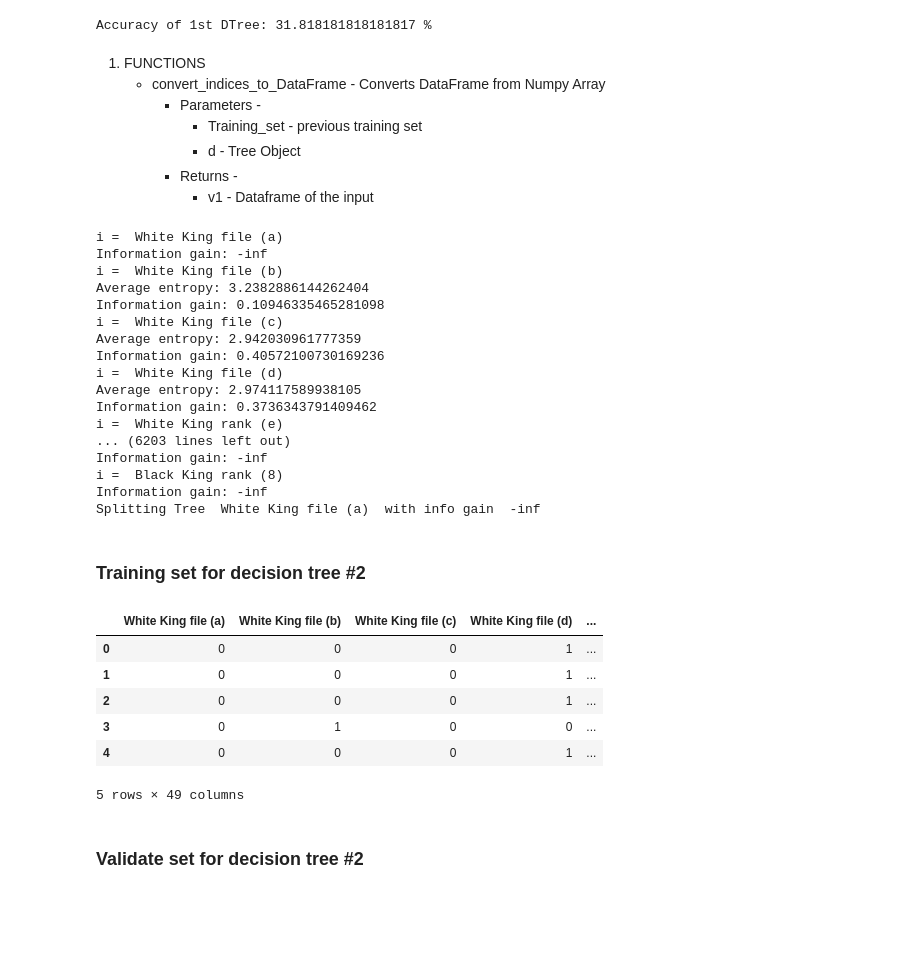
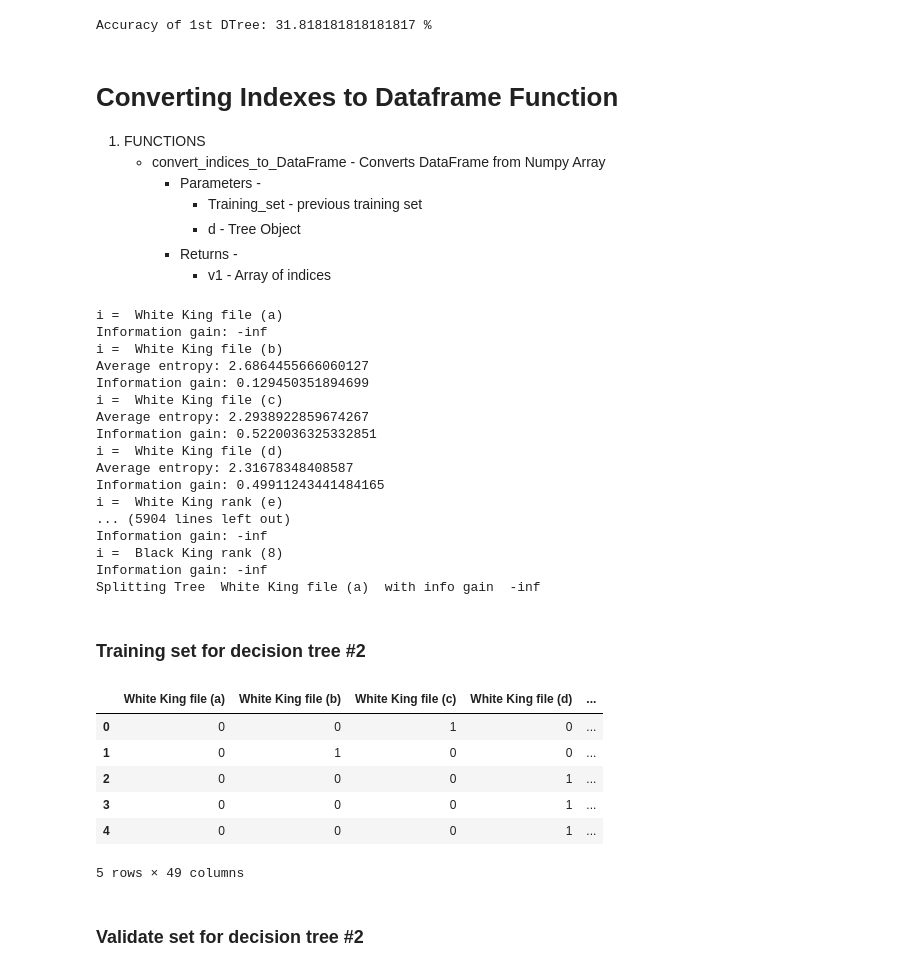
Before and after one commit to vatsalkpatel/550-01-p1-Phoenix, a Jupyter notebook: Project_PR.ipynb, the cells around one changed output. Cells and saved outputs as stored; diff of their text form; code cells hidden in the pictures; blank space fills up the shorter version.

```diff
--- a/Project_PR.ipynb
+++ b/Project_PR.ipynb
@@ -578,8 +584,9 @@ Training_Set, Holdout_Set = bagging_replacement(train_data, test_data,d)
 # %% [output]
 Accuracy of 1st DTree: 31.818181818181817 %
 # %% [markdown]
+# Converting Indexes to Dataframe Function
 <ol>
-    <li>FUNCTIONS
+    <li> FUNCTIONS
         <ul>
             <li>convert_indices_to_DataFrame - Converts DataFrame from Numpy Array
                 <ul>
@@ -591,7 +598,7 @@ Accuracy of 1st DTree: 31.818181818181817 %
                     </li>
                     <li>Returns -
                         <ul>
-                            <li>v1 - Dataframe of the input</li>
+                            <li>v1 - Array of indices</li>
                         </ul>
                     </li>
                 </ul>
@@ -619,24 +626,24 @@ def convert_indices_to_DataFrame(Training_Set,d): #converts dataframe from numpy
     return v1
 
 
-#d1=DecisionTree()
-Training_Set_d2 = pd.DataFrame(data= convert_indices_to_DataFrame(Training_Set,d),columns=d.dataframe().columns)
-HoldOut_Set_d2 = pd.DataFrame(data=  convert_indices_to_DataFrame(Holdout_Set,d),columns=d.dataframe().columns)
-d.train(Training_Set_d2)
+d1=DecisionTree()
+Training_Set_d2 = pd.DataFrame(data= convert_indices_to_DataFrame(Training_Set,d1),columns=d1.dataframe().columns)
+HoldOut_Set_d2 = pd.DataFrame(data=  convert_indices_to_DataFrame(Holdout_Set,d1),columns=d1.dataframe().columns)
+d1.train(Training_Set_d2)
 # %% [output]
 i =  White King file (a)
 Information gain: -inf
 i =  White King file (b)
-Average entropy: 3.2382886144262404
-Information gain: 0.10946335465281098
+Average entropy: 2.6864455666060127
+Information gain: 0.129450351894699
 i =  White King file (c)
-Average entropy: 2.942030961777359
-Information gain: 0.40572100730169236
+Average entropy: 2.2938922859674267
+Information gain: 0.5220036325332851
 i =  White King file (d)
-Average entropy: 2.974117589938105
-Information gain: 0.3736343791409462
+Average entropy: 2.31678348408587
+Information gain: 0.49911243441484165
 i =  White King rank (e)
-... (6203 lines left out)
+... (5904 lines left out)
 Information gain: -inf
 i =  Black King rank (8)
 Information gain: -inf
@@ -644,13 +651,13 @@ Splitting Tree  White King file (a)  with info gain  -inf
 # %% [markdown]
 ### Training set for decision tree #2
 # %%
-Training_Set_d2.head(5)
+Training_Set_d2.head()
 # %% [output]
 |  | White King file (a) | White King file (b) | White King file (c) | White King file (d) | ... |
-| 0 | 0 | 0 | 0 | 1 | ... |
-| 1 | 0 | 0 | 0 | 1 | ... |
+| 0 | 0 | 0 | 1 | 0 | ... |
+| 1 | 0 | 1 | 0 | 0 | ... |
 | 2 | 0 | 0 | 0 | 1 | ... |
-| 3 | 0 | 1 | 0 | 0 | ... |
+| 3 | 0 | 0 | 0 | 1 | ... |
 | 4 | 0 | 0 | 0 | 1 | ... |
 5 rows × 49 columns
 # %% [markdown]
```
Also changed, not shown: parts of 6 cells of this notebook.
